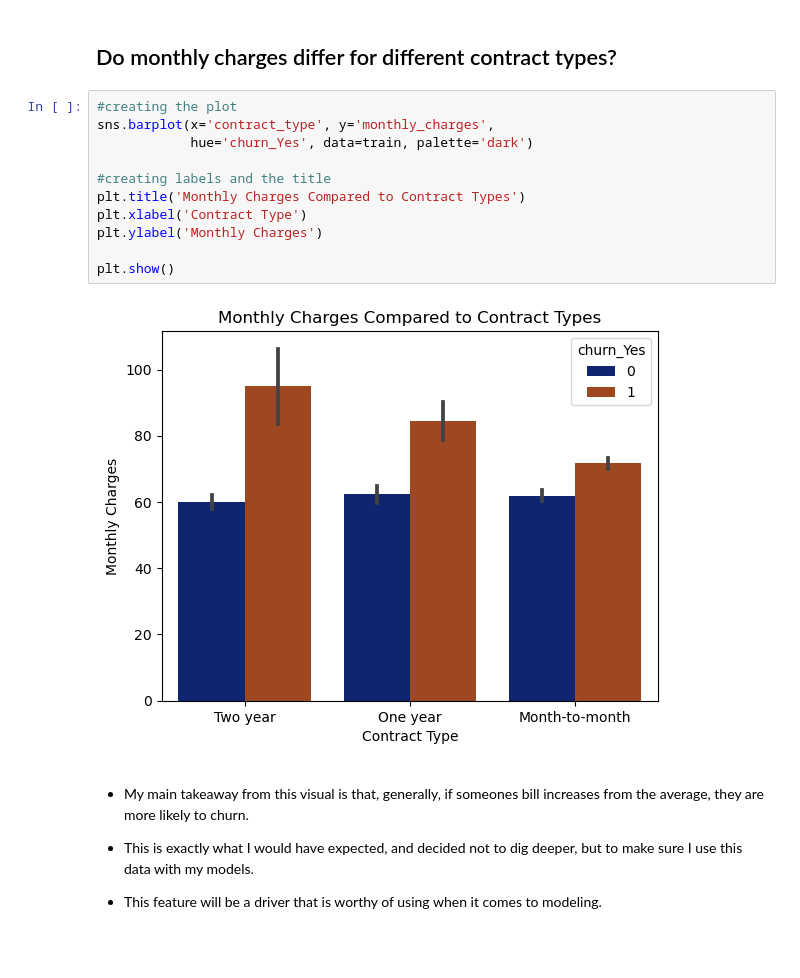
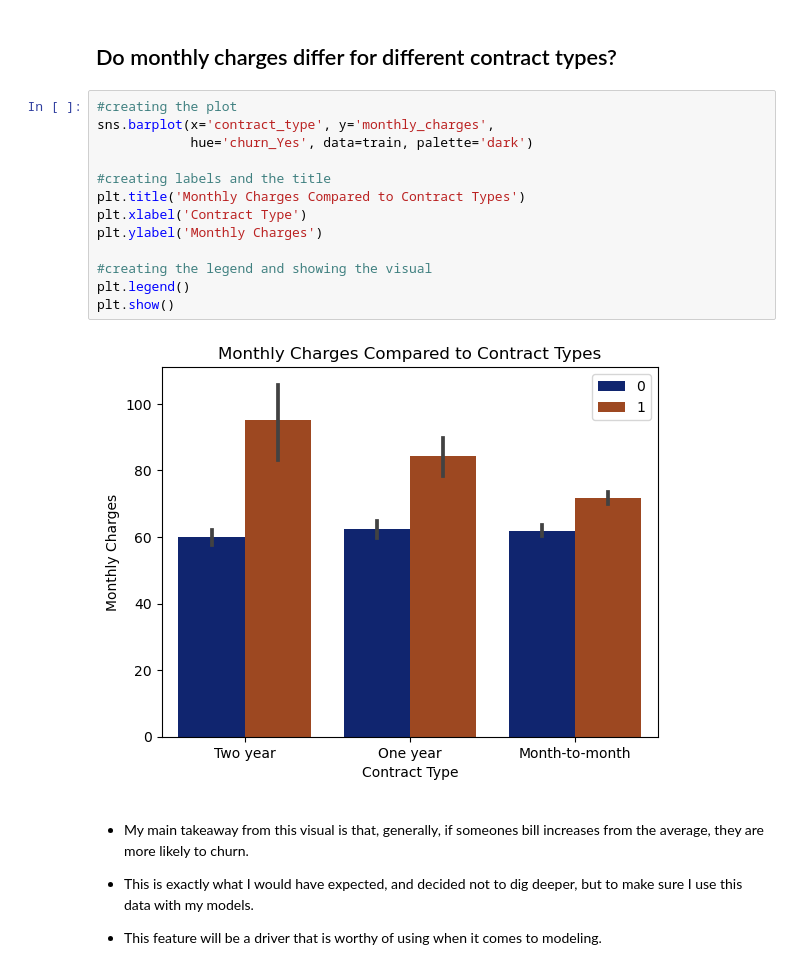
Before and after one commit to shawn-brown12/classification_project, a Jupyter notebook: Final_Report.ipynb, the cells around one changed output. Cells and saved outputs as stored; diff of their text form.

```diff
--- a/Final_Report.ipynb
+++ b/Final_Report.ipynb
@@ -193,16 +157,18 @@ plt.show()
 # %%
 #creating the plot
 sns.barplot(x='contract_type', y='monthly_charges',
             hue='churn_Yes', data=train, palette='dark')
 
 #creating labels and the title
 plt.title('Monthly Charges Compared to Contract Types')
 plt.xlabel('Contract Type')
 plt.ylabel('Monthly Charges')
 
+#creating the legend and showing the visual
+plt.legend()
 plt.show()
 # %% [output]
-[figure, old version]
+[figure, new version]
 # %% [markdown]
 - My main takeaway from this visual is that, generally, if someones bill increases from the average, they are more likely to churn.
 
```
Also changed, not shown: parts of 38 cells of this notebook, 2 other files.
